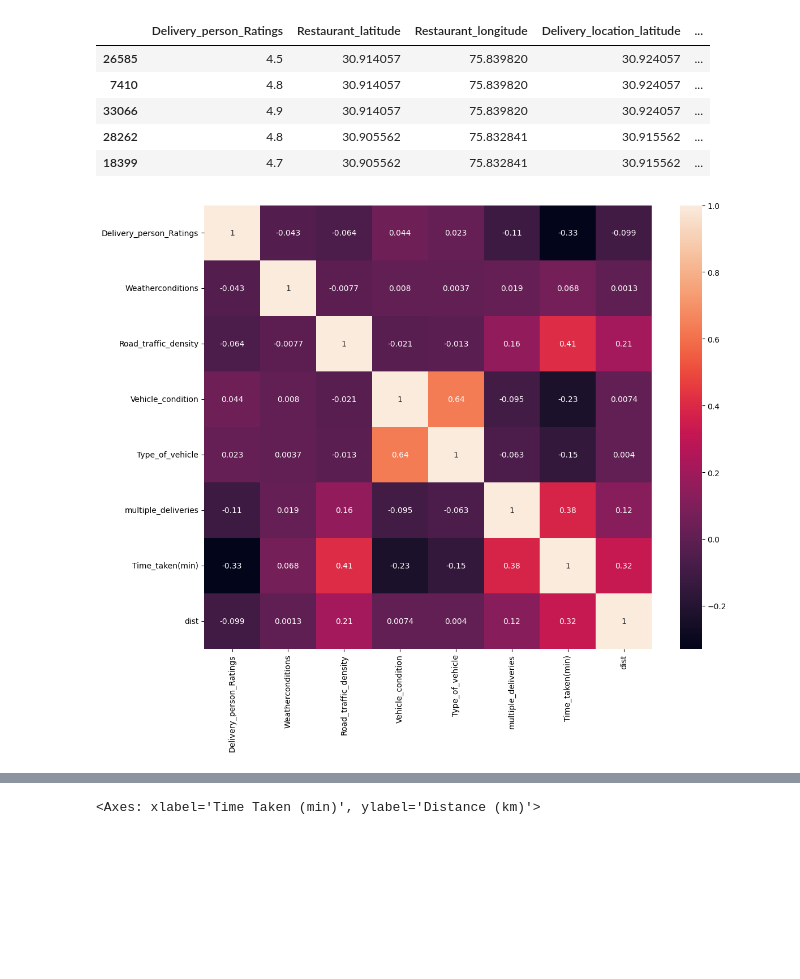
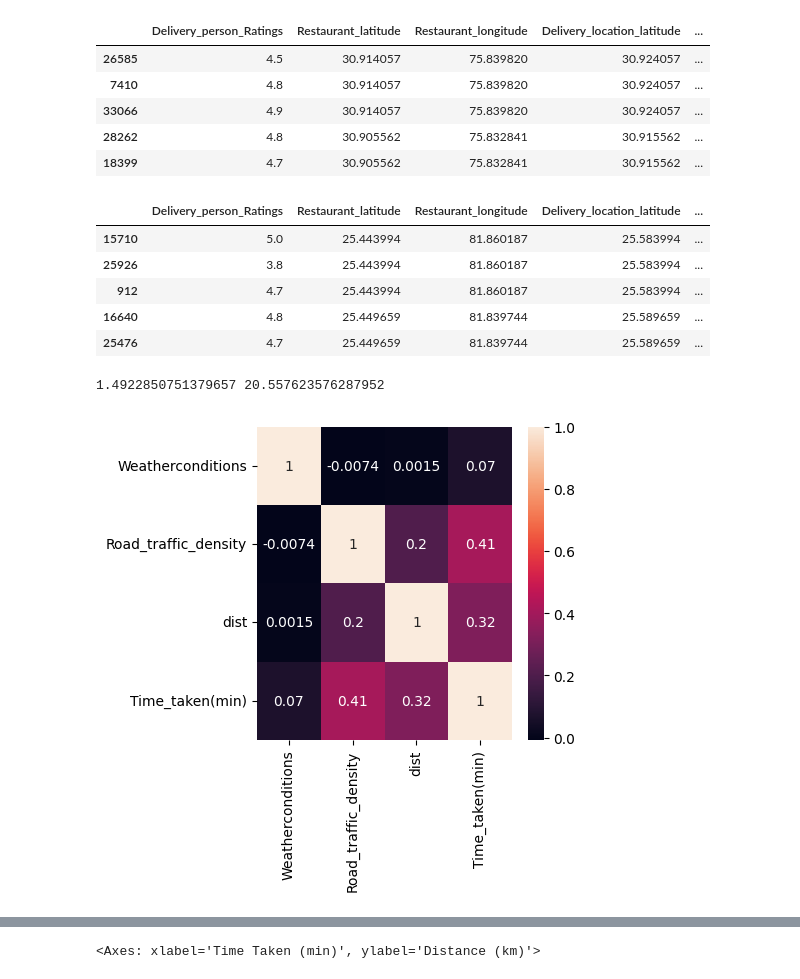
Before and after one commit to dennyferra/C964, a Jupyter notebook: source.ipynb, the cells around one changed output, grey strips where cells are left out. Cells and saved outputs as stored; diff of their text form; code cells hidden in the pictures; blank space fills up the shorter version.

Commit message:
Fix multiple_deliveries

```diff
--- a/source.ipynb
+++ b/source.ipynb
@@ -75,8 +63,8 @@ multiple_deliveries             993
 Time_taken(min)                   0
 dtype: int64
 # %%
-train_df["Order_Date"] = pd.to_datetime(train_df["Order_Date"], dayfirst=True)
-test_df["Order_Date"] = pd.to_datetime(test_df["Order_Date"], dayfirst=True)
+train_df.drop(["Order_Date"],axis=1,inplace=True)
+test_df.drop(["Order_Date"],axis=1,inplace=True)
 
 train_df["Time_taken(min)"] = train_df["Time_taken(min)"].apply(lambda x:x.replace("(min) ",""))
 train_df["Time_taken(min)"] = train_df["Time_taken(min)"].astype("int")
@@ -88,3 +74,5 @@ time_nan = train_df[train_df["Time_Orderd"].isna()]
 # %%
-for index in (time_nan.index):
+train_time_nan = train_df[train_df["Time_Orderd"].isna()]
+
+for index in (train_time_nan.index):
     train_df.loc[index,["Time_Orderd"]] = train_df.loc[index,"Time_Order_picked"] - pd.to_timedelta(train_df.loc[index,"Time_taken(min)"],unit="m")
@@ -94,6 +105,9 @@ test_df['multiple_deliveries'].fillna(test_df['multiple_deliveries'].mode()[0],
 
 train_df['multiple_deliveries'] = train_df['multiple_deliveries'].astype("int")
 test_df['multiple_deliveries'] = test_df['multiple_deliveries'].astype("int")
+
+train_df["multiple_deliveries"] = train_df["multiple_deliveries"].apply(lambda x: 1 if x >= 1 else 0)
+test_df["multiple_deliveries"] = test_df["multiple_deliveries"].apply(lambda x: 1 if x >= 1 else 0)
 # %%
 train_df["Weatherconditions"].fillna(train_df["Weatherconditions"].mode()[0],inplace=True)
 test_df["Weatherconditions"].fillna(test_df["Weatherconditions"].mode()[0],inplace=True)
@@ -300,6 +263,15 @@ train_df.sort_values(by=['dist'], ascending=True).head()
 | 33066 | 4.9 | 30.914057 | 75.839820 | 30.924057 | ... |
 | 28262 | 4.8 | 30.905562 | 75.832841 | 30.915562 | ... |
 | 18399 | 4.7 | 30.905562 | 75.832841 | 30.915562 | ... |
+# %%
+train_df.sort_values(by=['dist'], ascending=False).head()
+# %% [output]
+|  | Delivery_person_Ratings | Restaurant_latitude | Restaurant_longitude | Delivery_location_latitude | ... |
+| 15710 | 5.0 | 25.443994 | 81.860187 | 25.583994 | ... |
+| 25926 | 3.8 | 25.443994 | 81.860187 | 25.583994 | ... |
+| 912 | 4.7 | 25.443994 | 81.860187 | 25.583994 | ... |
+| 16640 | 4.8 | 25.449659 | 81.839744 | 25.589659 | ... |
+| 25476 | 4.7 | 25.449659 | 81.839744 | 25.589659 | ... |
 # %%
 train_df.drop(columns=['Time_Order_picked','Time_Orderd', 'Restaurant_latitude','Restaurant_longitude','Delivery_location_latitude','Delivery_location_longitude'
 ], axis=1, inplace=True)
@@ -311,14 +283,21 @@ train_df['dist'].sort_values()
 q_low = train_df["dist"].quantile(0.01)
 q_hi  = train_df["dist"].quantile(0.99)
 
-df_filtered = train_df #[(train_df["dist"] < q_hi) & (train_df["dist"] > q_low)]
+print(q_low, q_hi)
+
+df_filtered = train_df[(train_df["dist"] < q_hi) & (train_df["dist"] > q_low)]
 df_filtered.drop_duplicates(inplace=True)
+# %% [output]
+1.4922850751379657 20.557623576287952
 # %%
-plt.figure(figsize=(12,10))
-sns.heatmap(df_filtered.corr(), annot=True)
+plt.figure(figsize=(5,5))
+
+sns.heatmap(df_filtered[["Weatherconditions", "Road_traffic_density", "dist", "Time_taken(min)"]].corr(), annot=True)
+
+#sns.heatmap(df_filtered.corr(), annot=True)
 plt.tight_layout()
 # %% [output]
-[figure, old version]
+[figure, new version]
 # %%
 num_list=[i for i in df_filtered.select_dtypes(["int64","float64"])]
 cat_list=[i for i in df_filtered.select_dtypes("object")]
```
Also changed, not shown: parts of 30 cells of this notebook, 1 other file.
